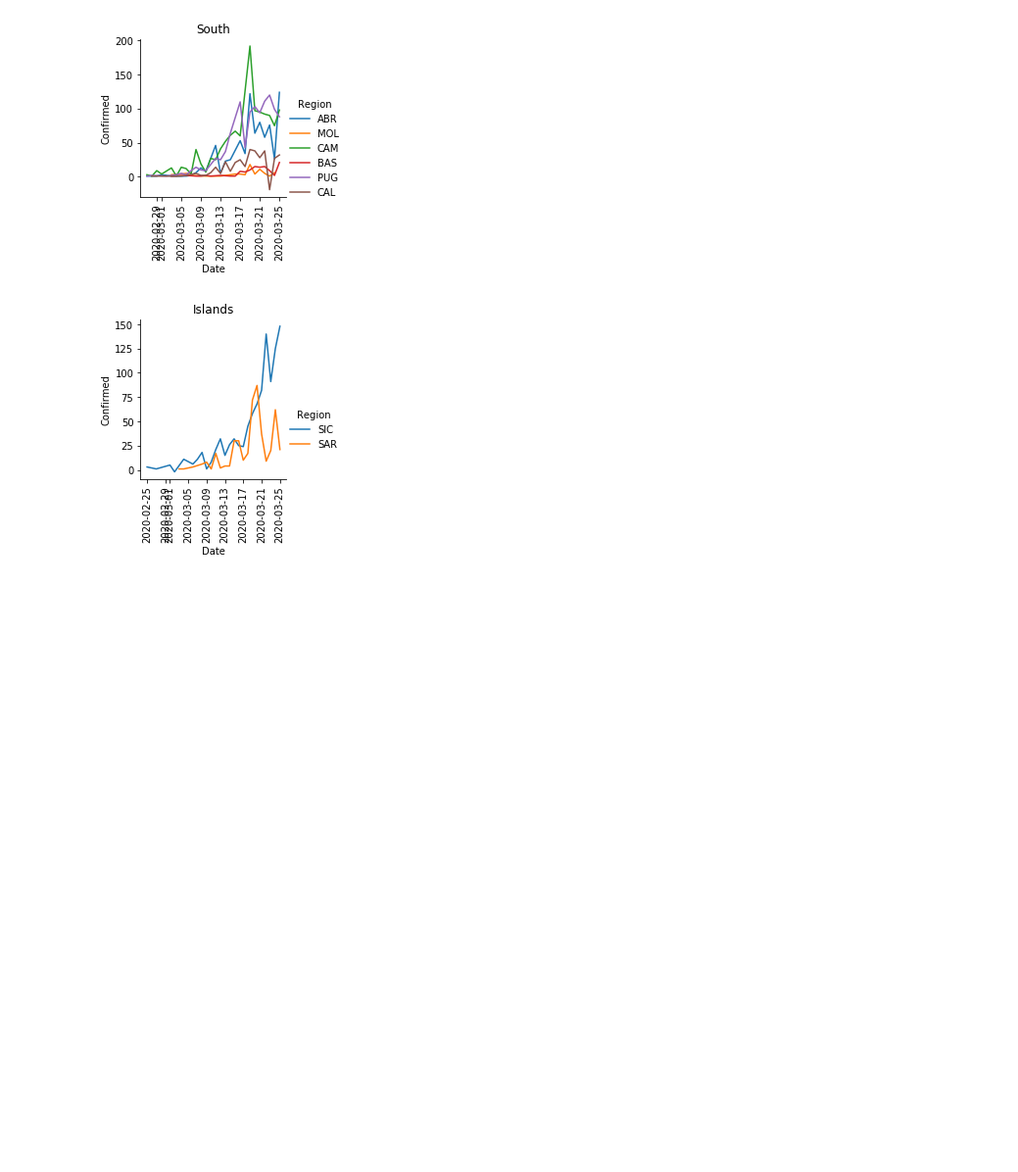
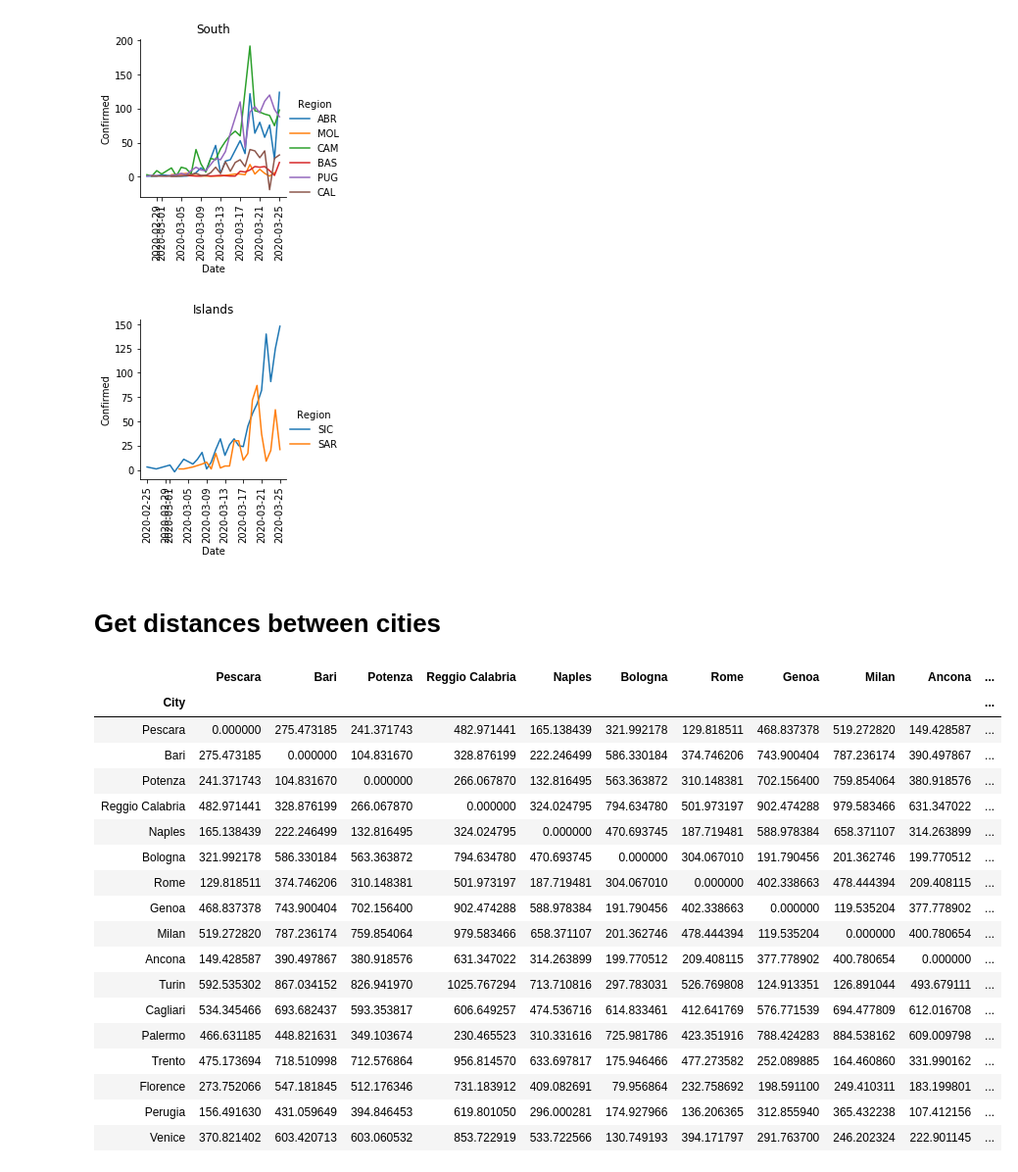
Before and after one commit to mikeweltevrede/master_thesis_corona, a Jupyter notebook: explore.ipynb, the cells around one changed output. Shown at 98% size. Drawn from its saved outputs; the diff is of its cells as text; code cells hidden in the pictures; blank space fills up the shorter version.

Commit message:
Add distances between major cities

```diff
--- a/explore.ipynb
+++ b/explore.ipynb
@@ -93,3 +93,45 @@ for direction in df_long['Direction'].unique():
 [figure]
 # %%
 df_long['Direction']
+# %% [markdown]
+# Get distances between cities
+# %%
+import pandas as pd
+import geopy
+
+df_cities = pd.read_excel("data/italy_wikipedia.xlsx", sheet_name='Cities', index_col="City")
+# %%
+dict_cities = {}
+
+for city in df_cities.index:
+    dict_cities[city] = []
+
+    for second_city in df_cities.index:
+        city_1 = (df_cities.loc[city, "Latitude"], df_cities.loc[city, "Longitude"])
+        city_2 = (df_cities.loc[second_city, "Latitude"], df_cities.loc[second_city, "Longitude"])
+        dict_cities[city].append(geopy.distance.distance(city_1, city_2).km)
+
+df_distances = pd.DataFrame(dict_cities)
+df_distances.index = df_cities.index
+# %%
+df_distances
+# %% [output]
+|  | Pescara | Bari | Potenza | Reggio Calabria | Naples | Bologna | Rome | Genoa | Milan | Ancona | ... |
+| City |  |  |  |  |  |  |  |  |  |  | ... |
+| Pescara | 0.000000 | 275.473185 | 241.371743 | 482.971441 | 165.138439 | 321.992178 | 129.818511 | 468.837378 | 519.272820 | 149.428587 | ... |
+| Bari | 275.473185 | 0.000000 | 104.831670 | 328.876199 | 222.246499 | 586.330184 | 374.746206 | 743.900404 | 787.236174 | 390.497867 | ... |
+| Potenza | 241.371743 | 104.831670 | 0.000000 | 266.067870 | 132.816495 | 563.363872 | 310.148381 | 702.156400 | 759.854064 | 380.918576 | ... |
+| Reggio Calabria | 482.971441 | 328.876199 | 266.067870 | 0.000000 | 324.024795 | 794.634780 | 501.973197 | 902.474288 | 979.583466 | 631.347022 | ... |
+| Naples | 165.138439 | 222.246499 | 132.816495 | 324.024795 | 0.000000 | 470.693745 | 187.719481 | 588.978384 | 658.371107 | 314.263899 | ... |
+| Bologna | 321.992178 | 586.330184 | 563.363872 | 794.634780 | 470.693745 | 0.000000 | 304.067010 | 191.790456 | 201.362746 | 199.770512 | ... |
+| Rome | 129.818511 | 374.746206 | 310.148381 | 501.973197 | 187.719481 | 304.067010 | 0.000000 | 402.338663 | 478.444394 | 209.408115 | ... |
+| Genoa | 468.837378 | 743.900404 | 702.156400 | 902.474288 | 588.978384 | 191.790456 | 402.338663 | 0.000000 | 119.535204 | 377.778902 | ... |
+| Milan | 519.272820 | 787.236174 | 759.854064 | 979.583466 | 658.371107 | 201.362746 | 478.444394 | 119.535204 | 0.000000 | 400.780654 | ... |
+| Ancona | 149.428587 | 390.497867 | 380.918576 | 631.347022 | 314.263899 | 199.770512 | 209.408115 | 377.778902 | 400.780654 | 0.000000 | ... |
+| Turin | 592.535302 | 867.034152 | 826.941970 | 1025.767294 | 713.710816 | 297.783031 | 526.769808 | 124.913351 | 126.891044 | 493.679111 | ... |
+| Cagliari | 534.345466 | 693.682437 | 593.353817 | 606.649257 | 474.536716 | 614.833461 | 412.641769 | 576.771539 | 694.477809 | 612.016708 | ... |
+| Palermo | 466.631185 | 448.821631 | 349.103674 | 230.465523 | 310.331616 | 725.981786 | 423.351916 | 788.424283 | 884.538162 | 609.009798 | ... |
+| Trento | 475.173694 | 718.510998 | 712.576864 | 956.814570 | 633.697817 | 175.946466 | 477.273582 | 252.089885 | 164.460860 | 331.990162 | ... |
+| Florence | 273.752066 | 547.181845 | 512.176346 | 731.183912 | 409.082691 | 79.956864 | 232.758692 | 198.591100 | 249.410311 | 183.199801 | ... |
+| Perugia | 156.491630 | 431.059649 | 394.846453 | 619.801050 | 296.000281 | 174.927966 | 136.206365 | 312.855940 | 365.432238 | 107.412156 | ... |
+| Venice | 370.821402 | 603.420713 | 603.060532 | 853.722919 | 533.722566 | 130.749193 | 394.171797 | 291.763700 | 246.202324 | 222.901145 | ... |
```
Also changed, not shown: parts of 3 cells of this notebook, 2 other files.
